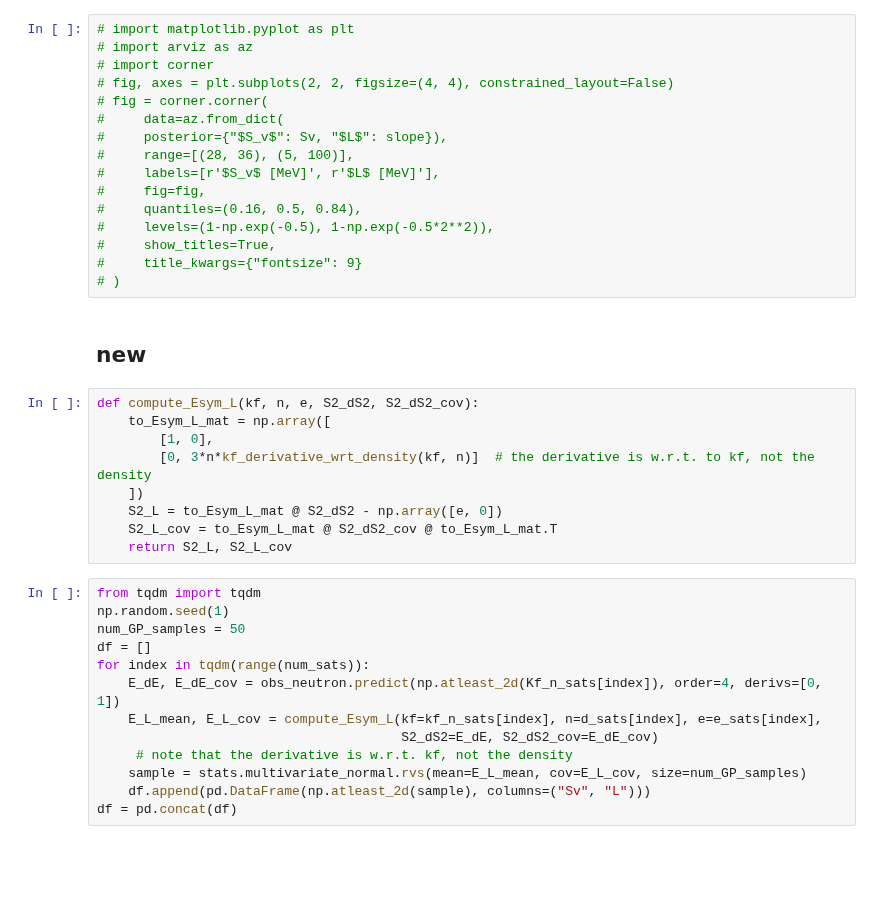
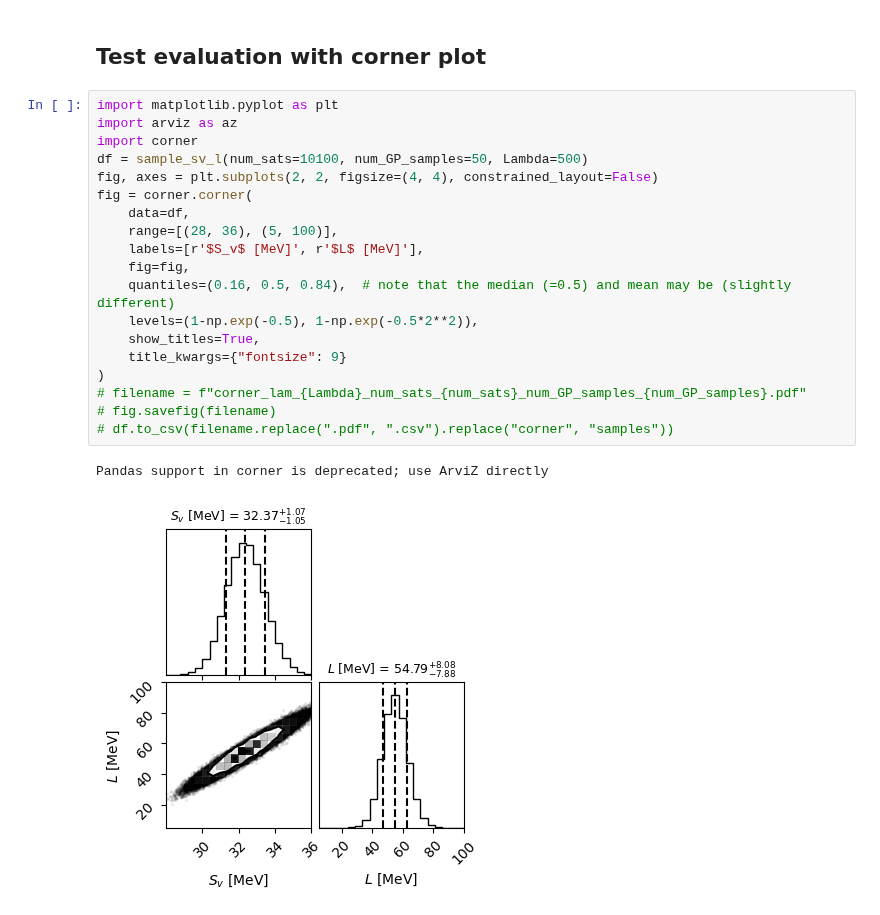
Before and after one commit to cdrischler/nuclear_saturation, a Jupyter notebook: sample_Sv_L.ipynb, the cells around one changed output. Drawn from its saved outputs; the diff is of its cells as text; blank space fills up the shorter version.

```diff
--- a/sample_Sv_L.ipynb
+++ b/sample_Sv_L.ipynb
@@ -175,40 +262,24 @@ $$
+# %% [markdown]
+## Test evaluation with corner plot
 # %%
-# import matplotlib.pyplot as plt
-# import arviz as az
-# import corner
-# fig, axes = plt.subplots(2, 2, figsize=(4, 4), constrained_layout=False)
-# fig = corner.corner(
-#     data=az.from_dict(
-#     posterior={"$S_v$": Sv, "$L$": slope}),
-#     range=[(28, 36), (5, 100)],
-#     labels=[r'$S_v$ [MeV]', r'$L$ [MeV]'],
-#     fig=fig,
-#     quantiles=(0.16, 0.5, 0.84),
-#     levels=(1-np.exp(-0.5), 1-np.exp(-0.5*2**2)),
-#     show_titles=True,
-#     title_kwargs={"fontsize": 9}
-# )
+import matplotlib.pyplot as plt
+import arviz as az
+import corner
+df = sample_sv_l(num_sats=10100, num_GP_samples=50, Lambda=500)
+fig, axes = plt.subplots(2, 2, figsize=(4, 4), constrained_layout=False)
+fig = corner.corner(
+    data=df,
+    range=[(28, 36), (5, 100)],
+    labels=[r'$S_v$ [MeV]', r'$L$ [MeV]'],
+    fig=fig,
+    quantiles=(0.16, 0.5, 0.84),  # note that the median (=0.5) and mean may be (slightly different)
+    levels=(1-np.exp(-0.5), 1-np.exp(-0.5*2**2)),
+    show_titles=True,
+    title_kwargs={"fontsize": 9}
+)
+# filename = f"corner_lam_{Lambda}_num_sats_{num_sats}_num_GP_samples_{num_GP_samples}.pdf"
+# fig.savefig(filename)
+# df.to_csv(filename.replace(".pdf", ".csv").replace("corner", "samples"))
+# %% [output]
+Pandas support in corner is deprecated; use ArviZ directly
+[figure, added]
-# %% [markdown]
-## new
-# %%
-def compute_Esym_L(kf, n, e, S2_dS2, S2_dS2_cov):
-    to_Esym_L_mat = np.array([
-        [1, 0],
-        [0, 3*n*kf_derivative_wrt_density(kf, n)]  # the derivative is w.r.t. to kf, not the density
-    ])
-    S2_L = to_Esym_L_mat @ S2_dS2 - np.array([e, 0])
-    S2_L_cov = to_Esym_L_mat @ S2_dS2_cov @ to_Esym_L_mat.T
-    return S2_L, S2_L_cov
-# %%
-from tqdm import tqdm
-np.random.seed(1)
-num_GP_samples = 50
-df = []
-for index in tqdm(range(num_sats)):
-    E_dE, E_dE_cov = obs_neutron.predict(np.atleast_2d(Kf_n_sats[index]), order=4, derivs=[0, 1])
-    E_L_mean, E_L_cov = compute_Esym_L(kf=kf_n_sats[index], n=d_sats[index], e=e_sats[index],
-                                       S2_dS2=E_dE, S2_dS2_cov=E_dE_cov)
-     # note that the derivative is w.r.t. kf, not the density
-    sample = stats.multivariate_normal.rvs(mean=E_L_mean, cov=E_L_cov, size=num_GP_samples)
-    df.append(pd.DataFrame(np.atleast_2d(sample), columns=("Sv", "L")))
-df = pd.concat(df)
```
Also changed, not shown: parts of 33 cells of this notebook.
